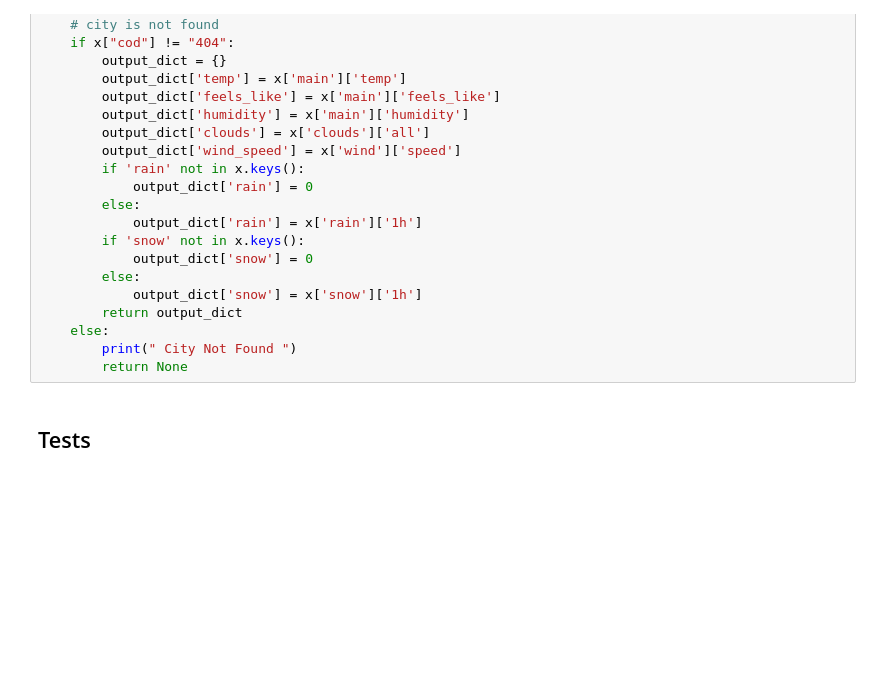
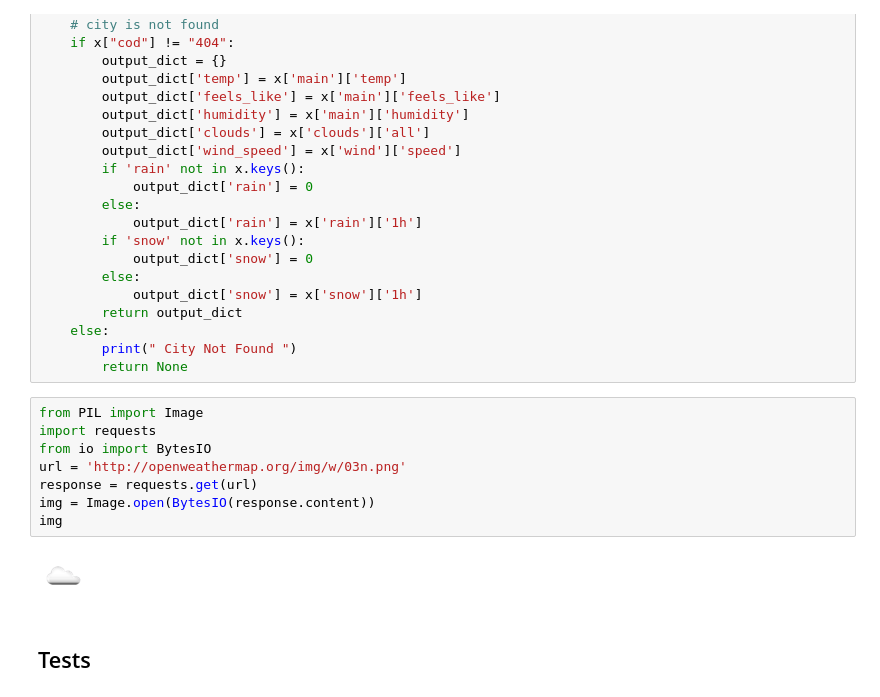
Before and after one commit to umaunni3/fairweatherfriend, a Jupyter notebook: main.ipynb, the cells around one changed output. Saved outputs shown, nothing was run; the diff lists cells and outputs as text; blank space fills up the shorter version.

```diff
--- a/main.ipynb
+++ b/main.ipynb
@@ -114,6 +114,16 @@ def get_weather(city_name):
     else:
         print(" City Not Found ")
         return None
+# %%
+from PIL import Image
+import requests
+from io import BytesIO
+url = 'http://openweathermap.org/img/w/03n.png'
+response = requests.get(url)
+img = Image.open(BytesIO(response.content))
+img
+# %% [output]
+[figure, added]
 # %% [markdown]
 ## Tests
 # %%
```
Also changed, not shown: parts of 3 cells of this notebook, 1 other file.
